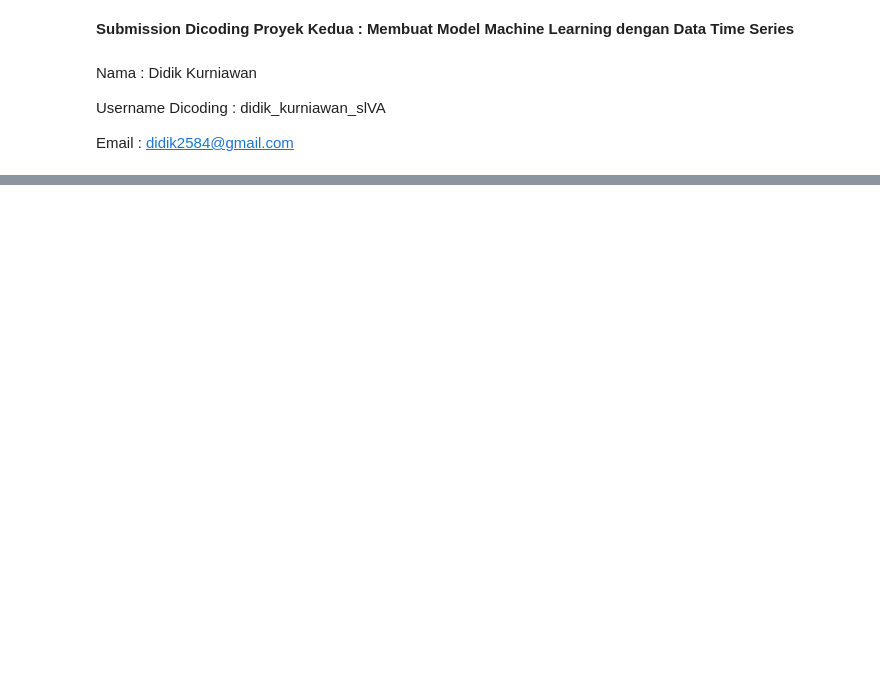
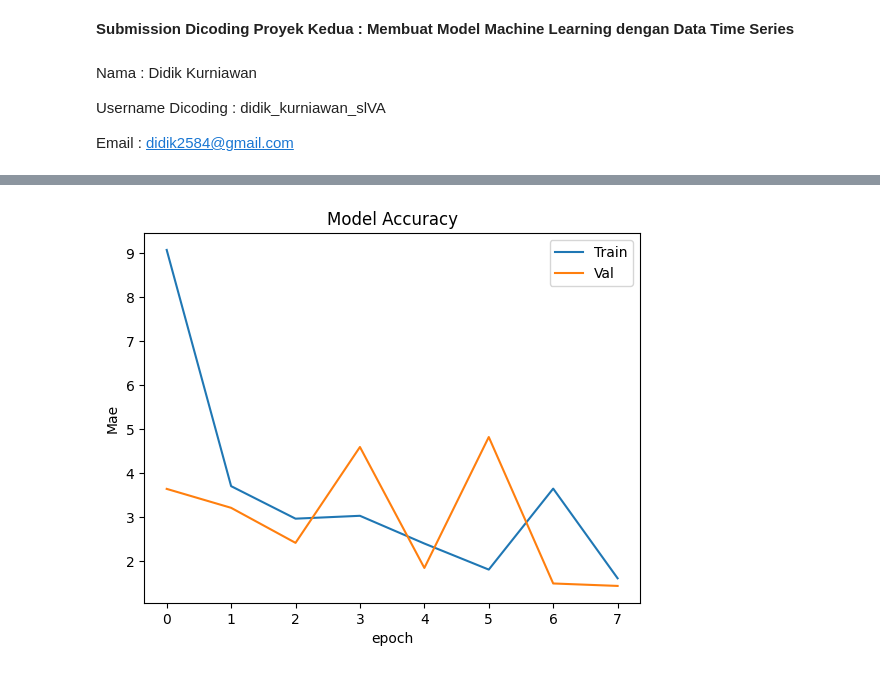
Before and after one commit to Didikkurniawan3/Membuat-Model-Machine-Learning-dengan-Data-Time-Series, a Jupyter notebook: Submission_Dicoding_Proyek_Kedua_Membuat_Model_Machine_Learning_dengan_Data_Time_Series.ipynb, the cells around one changed output, grey strips where cells are left out. Saved outputs shown, nothing was run; the diff lists cells and outputs as text; code cells hidden in the pictures; blank space fills up the shorter version.

```diff
--- a/Submission_Dicoding_Proyek_Kedua_Membuat_Model_Machine_Learning_dengan_Data_Time_Series.ipynb
+++ b/Submission_Dicoding_Proyek_Kedua_Membuat_Model_Machine_Learning_dengan_Data_Time_Series.ipynb
@@ -273,0 +171,16 @@ plt.show()
+# %%
+from tensorflow.keras.models import Sequential
+from tensorflow.keras.layers import LSTM,Dense,Bidirectional,Dropout
+
+tf.keras.backend.set_floatx('float64')
+
+train_set = windowed_dataset(x_train, window_size = 64, batch_size = 200, shuffle_buffer = 1000)
+val_set = windowed_dataset(x_valid, window_size = 64, batch_size = 200, shuffle_buffer = 1000)
+
+model = Sequential([
+    Bidirectional(LSTM(60, return_sequences=True)),
+    Bidirectional(LSTM(60)),
+    Dense(30, activation="relu"),
+    Dense(10, activation="relu"),
+    Dense(1),
+])
@@ -273,0 +192,15 @@ plt.show()
+# %%
+class myCallback(tf.keras.callbacks.Callback):
+  def on_epoch_end(self, epoch, logs={}):
+    if(logs.get('mae') < 2.4 and logs.get('val_mae') < 2.4):
+      print("Mae < 10% data")
+      self.model.stop_training = True
+callbacks = myCallback()
+# %%
+optimizer = tf.keras.optimizers.SGD(lr=1.0000e-04, momentum=0.9)
+
+model.compile(loss=tf.keras.losses.Huber(),
+              optimizer=optimizer,
+              metrics=["mae"])
+
+history = model.fit(train_set, epochs=100, validation_data = val_set, callbacks=[callbacks])
@@ -273,0 +225,10 @@ plt.show()
+# %%
+plt.plot(history.history['mae'])
+plt.plot(history.history['val_mae'])
+plt.title('Model Accuracy')
+plt.xlabel('epoch')
+plt.ylabel('Mae')
+plt.legend(['Train', 'Val'], loc = 'best')
+plt.show()
+# %% [output]
+[figure, added]
```
Also changed, not shown: parts of 54 cells of this notebook, 1 other file.
